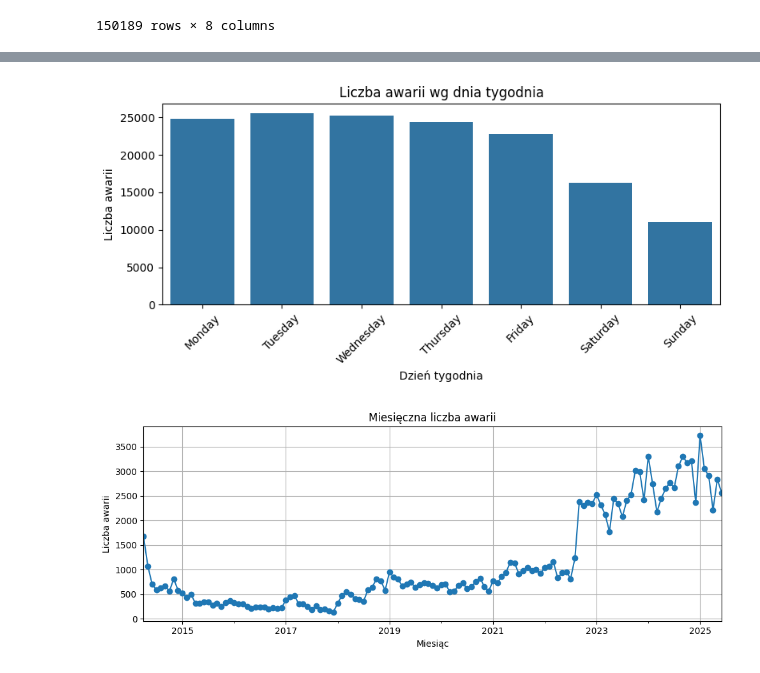
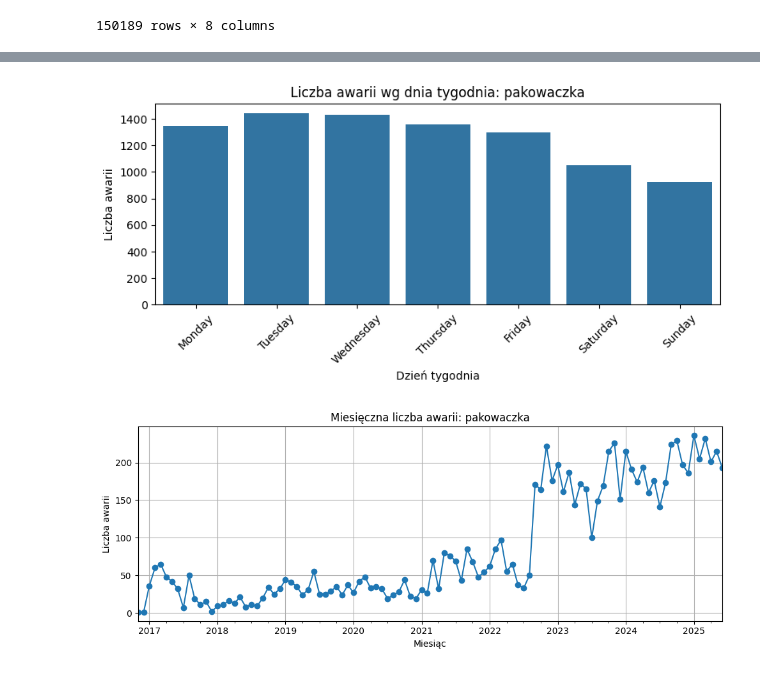
Before and after one commit to klaudiaban/ferrero, a Jupyter notebook: lista_zawiadomień.ipynb, the cells around one changed output, grey strips where cells are left out. Cells and saved outputs as stored; diff of their text form; code cells hidden in the pictures.

```diff
--- a/lista_zawiadomień.ipynb
+++ b/lista_zawiadomień.ipynb
@@ -391,39 +455,42 @@ Name: Dni od ostatniej awarii, dtype: float64
 # %%
 import seaborn as sns
 
 # Continue with time parsing and analysis
 df['Data zawiadom.'] = pd.to_datetime(df['Data zawiadom.'], errors="coerce")
 df['Dzień tygodnia'] = df['Data zawiadom.'].dt.day_name()
 df['Miesiąc'] = df['Data zawiadom.'].dt.to_period('M')
 
 # Fill missing Typ maszyny column if not exists
 if 'Typ maszyny' not in df.columns:
     df['Typ maszyny'] = df['Oznaczenie'].str.lower()
 
+# ---- Choose machine to examine ----
+machine = "pakowaczka"
+
 # --- Failure count by weekday ---
 plt.figure(figsize=(8, 4))
-sns.countplot(data=df, x='Dzień tygodnia', order=[
+sns.countplot(data=df[df["Typ maszyny"] == machine], x='Dzień tygodnia', order=[
               'Monday', 'Tuesday', 'Wednesday', 'Thursday', 'Friday', 'Saturday', 'Sunday'])
-plt.title('Liczba awarii wg dnia tygodnia')
+plt.title(f'Liczba awarii wg dnia tygodnia: {machine}')
 plt.xlabel('Dzień tygodnia')
 plt.ylabel('Liczba awarii')
 plt.xticks(rotation=45)
 plt.tight_layout()
 plt.show()
 
 # --- Monthly failure trend ---
-monthly_trend = df.groupby('Miesiąc').size()
+monthly_trend = df[df["Typ maszyny"] == machine].groupby('Miesiąc').size()
 plt.figure(figsize=(10, 4))
 monthly_trend.plot(marker='o')
-plt.title('Miesięczna liczba awarii')
+plt.title(f'Miesięczna liczba awarii: {machine}')
 plt.xlabel('Miesiąc')
 plt.ylabel('Liczba awarii')
 plt.grid(True)
 plt.tight_layout()
 plt.show()
 # %% [output]
-[figure, old version]
+[figure, new version]
-[figure, old version]
+[figure, new version]
 # %%
 df.to_csv('cleaned_lista_zawiadomień.csv', index=False, encoding="utf-8")
 # %%
```
Also changed, not shown: parts of 11 cells of this notebook, 1 other file.
